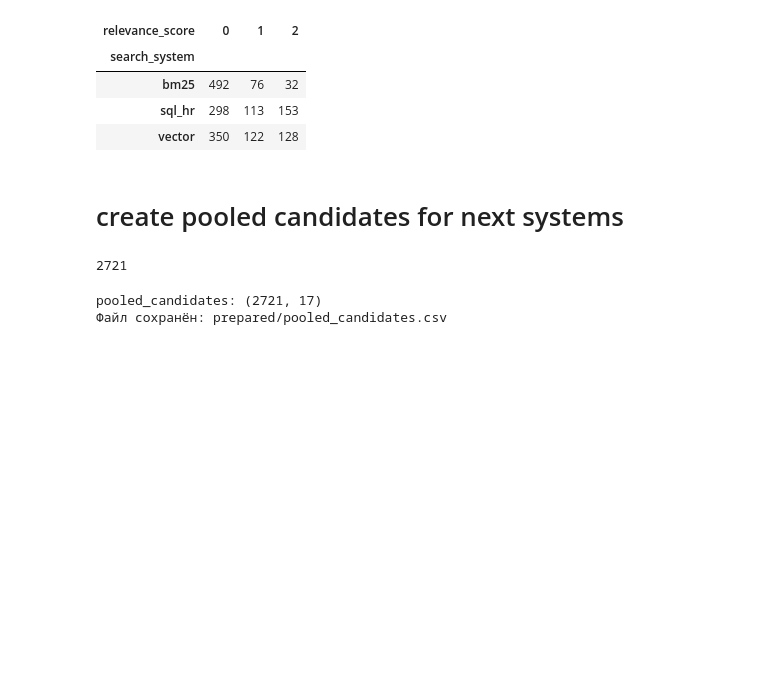
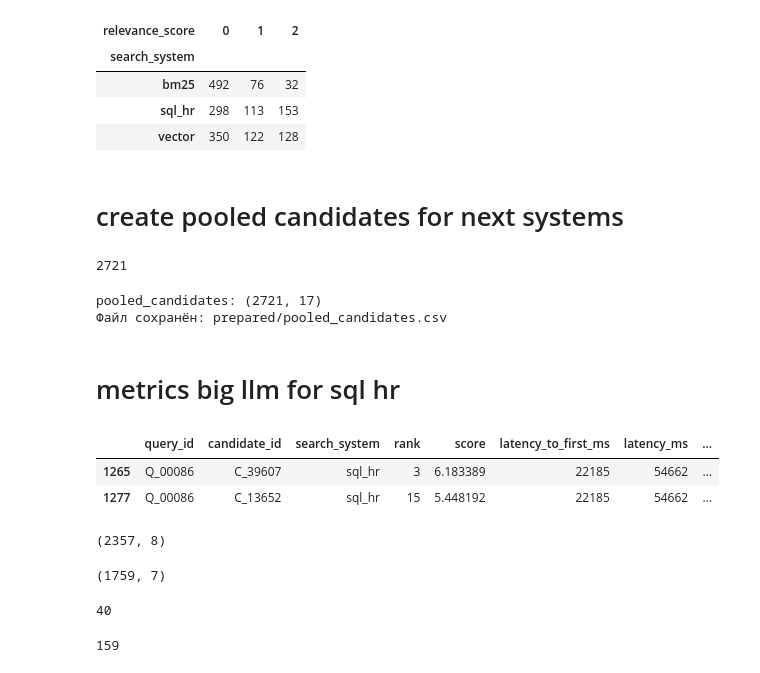
Before and after one commit to LISA-ITMO/SQL-HR, a Jupyter notebook: validation_dataset/metrics_base.ipynb, the cells around one changed output. Cells and saved outputs as stored; diff of their text form; code cells hidden in the pictures; blank space fills up the shorter version.

```diff
--- a/validation_dataset/metrics_base.ipynb
+++ b/validation_dataset/metrics_base.ipynb
@@ -437,3 +441,37 @@ print(f"Файл сохранён: {output_pooled_candidates_path}")
 # %% [output]
 pooled_candidates: (2721, 17)
 Файл сохранён: prepared/pooled_candidates.csv
+# %% [markdown]
+# metrics big llm for sql hr
+# %%
+a = judgments[judgments['query_id'] == 'Q_00086']['candidate_id'].unique()
+# %%
+sql_hr_results_big_llm[
+    (sql_hr_results_big_llm['query_id'] == 'Q_00086') &
+    (sql_hr_results_big_llm['candidate_id'].isin(a))
+]
+# %% [output]
+|  | query_id | candidate_id | search_system | rank | score | latency_to_first_ms | latency_ms | ... |
+| 1265 | Q_00086 | C_39607 | sql_hr | 3 | 6.183389 | 22185 | 54662 | ... |
+| 1277 | Q_00086 | C_13652 | sql_hr | 15 | 5.448192 | 22185 | 54662 | ... |
+# %%
+import pandas as pd
+# sql hr big llm
+sql_hr_results_big_llm = pd.read_csv('sql-hr/retrieval_sql_hr_bigger_llm.csv')
+sql_hr_results_big_llm.shape
+# %% [output]
+(2357, 8)
+# %%
+judgments = pd.read_csv('llm_judge/judgments.csv')
+judgments['candidate_id'].nunique()
+judgments.shape
+# %% [output]
+(1759, 7)
+# %%
+judgments['query_id'].nunique()
+# %% [output]
+40
+# %%
+sql_hr_results_big_llm['query_id'].nunique()
+# %% [output]
+159
```
Also changed, not shown: parts of 20 cells of this notebook, 5 other files.
